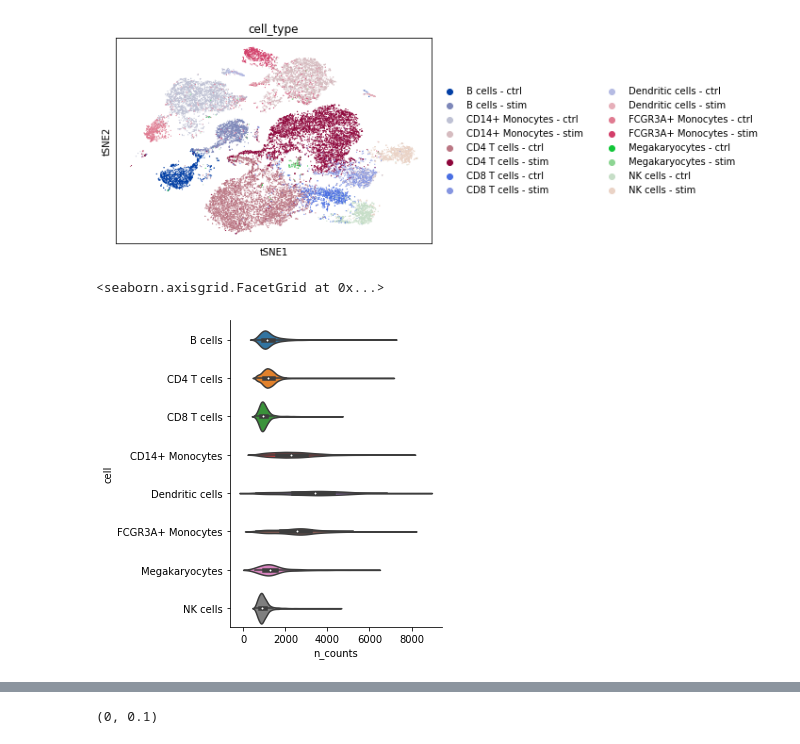
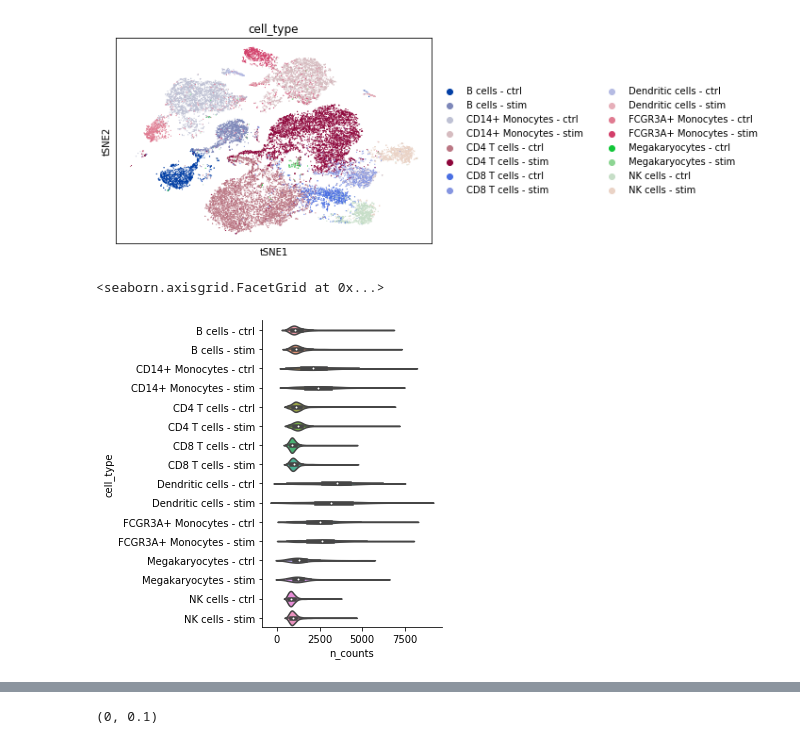
Before and after one commit to yelabucsf/scrna-parameter-estimation, a Jupyter notebook: examples/interferon_stimulation/interferon_stimulation_analysis.ipynb, the cells around one changed output, grey strips where cells are left out. Cells and saved outputs as stored; diff of their text form; code cells hidden in the pictures.

```diff
--- a/examples/interferon_stimulation/interferon_stimulation_analysis.ipynb
+++ b/examples/interferon_stimulation/interferon_stimulation_analysis.ipynb
@@ -39,10 +39,10 @@ sc.pl.tsne(adata, color='cell_type')
 # %% [output]
 [figure]
 # %%
-sns.catplot(x='n_counts', y='cell', data=adata.obs, kind='violin')
+sns.catplot(x='n_counts', y='cell_type', data=adata.obs, kind='violin')
 # %% [output]
 <seaborn.axisgrid.FacetGrid at 0x...>
-[figure, old version]
+[figure, new version]
 # %%
 print('Number of genes kept:', adata.shape[1])
 # %% [output]
```
Also changed, not shown: parts of 73 cells of this notebook, 2 other files.
